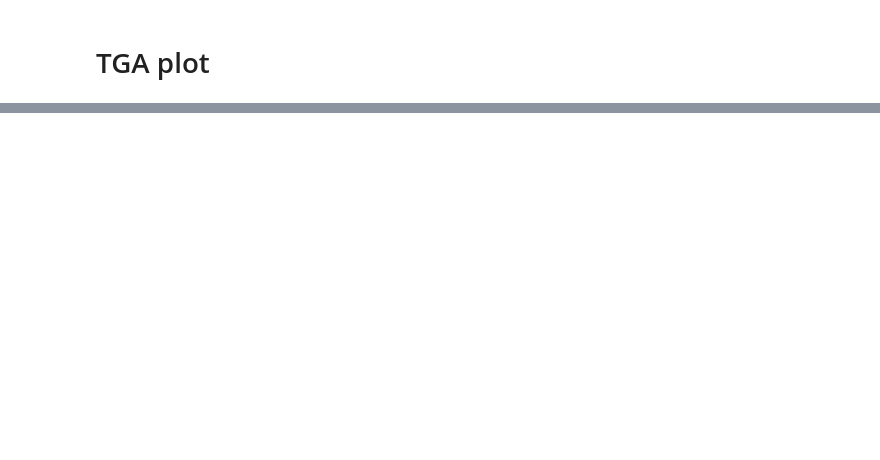
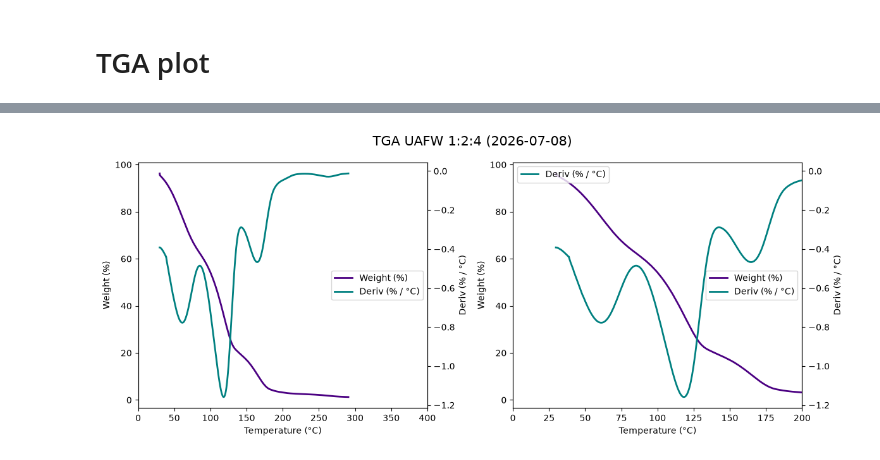
Before and after one commit to maurielle-noto/ionic-liquid-characterization, a Jupyter notebook: dataanalysis.ipynb, the cells around one changed output, grey strips where cells are left out. Drawn from its saved outputs; the diff is of its cells as text; code cells hidden in the pictures; blank space fills up the shorter version.

```diff
--- a/dataanalysis.ipynb
+++ b/dataanalysis.ipynb
@@ -130,0 +133,47 @@ plt.show()
+# %%
+import matplotlib.pyplot as plt
+
+data_cols = list(data_df.columns)
+
+y1 = "indigo"
+y2 = "teal"
+
+fig, (ax1, ax2) = plt.subplots(1 ,2, figsize = (12,5))
+
+weight_pct = ax1.plot(data_df[data_cols[1]], data_df[data_cols[3]], color = y1, lw = 2, label = data_cols[3])
+ax1.set_xlabel(data_cols[1])
+ax1.set_ylabel(data_cols[3])
+ax1.tick_params(axis='y')
+ax1.set_xlim(0,400)
+
+ax1_twin = ax1.twinx()
+
+deriv = ax1_twin.plot(data_df[data_cols[1]], data_df[data_cols[4]], color = y2, lw = 2, label = data_cols[4])
+ax1_twin.set_ylabel(data_cols[4])
+ax1_twin.tick_params(axis = 'y')
+ax1.legend(loc = "center right", handles = [weight_pct[0],
+                                            deriv[0],]
+                                            )
+
+# subplot 2
+weight_pct2 = ax2.plot(data_df[data_cols[1]], data_df[data_cols[3]], color = y1, lw = 2, label = data_cols[3])
+ax2.set_xlabel(data_cols[1])
+ax2.set_ylabel(data_cols[3])
+ax2.tick_params(axis='y')
+ax2.set_xlim(0,200)
+
+ax2_twin = ax2.twinx()
+
+deriv2 = ax2_twin.plot(data_df[data_cols[1]], data_df[data_cols[4]], color = y2, lw = 2, label = data_cols[4])
+ax2_twin.set_ylabel(data_cols[4])
+ax2_twin.tick_params(axis = 'y')
+ax2.legend(loc = "center right", handles = [weight_pct2[0],
+                                            deriv2[0]]
+                                            )
+
+plt.suptitle("TGA UAFW 1:2:4 (2026-07-08)", fontsize=15)
+plt.legend()
+plt.tight_layout()
+plt.show()
+# %% [output]
+[figure, added]
```
Also changed, not shown: parts of 3 cells of this notebook.
